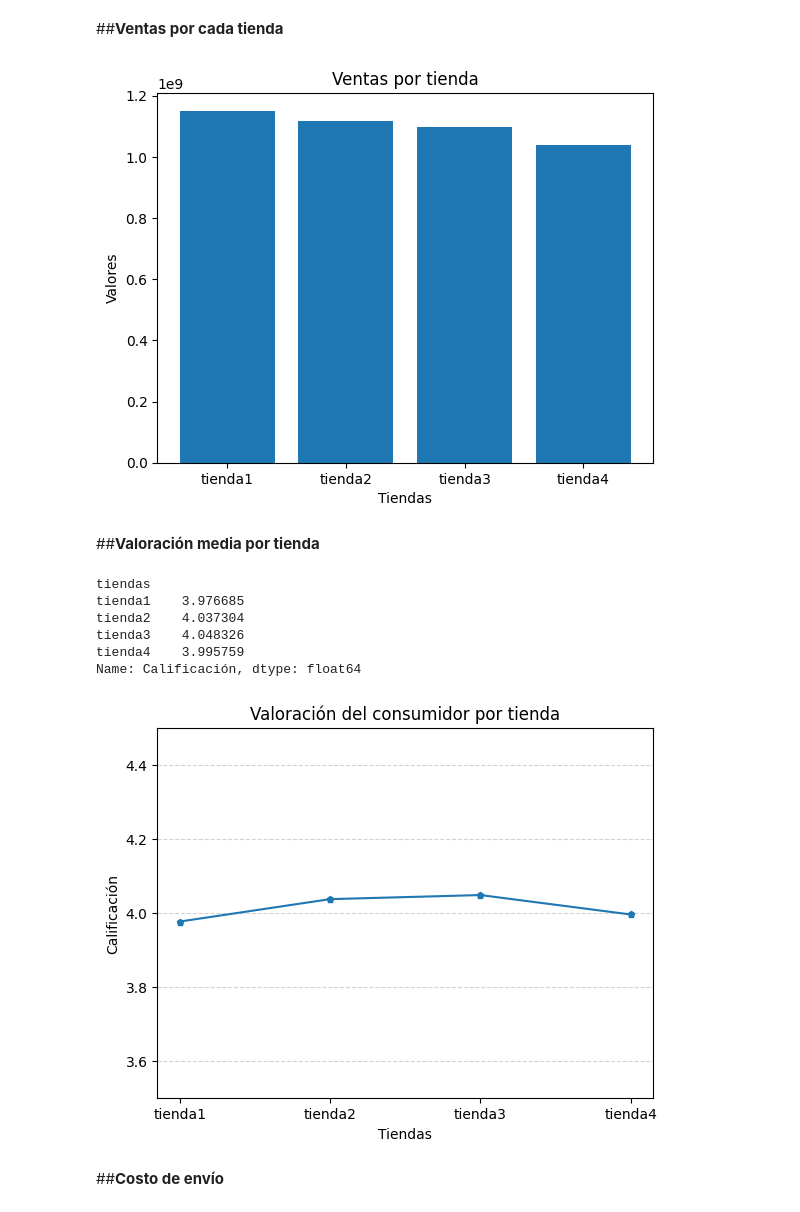
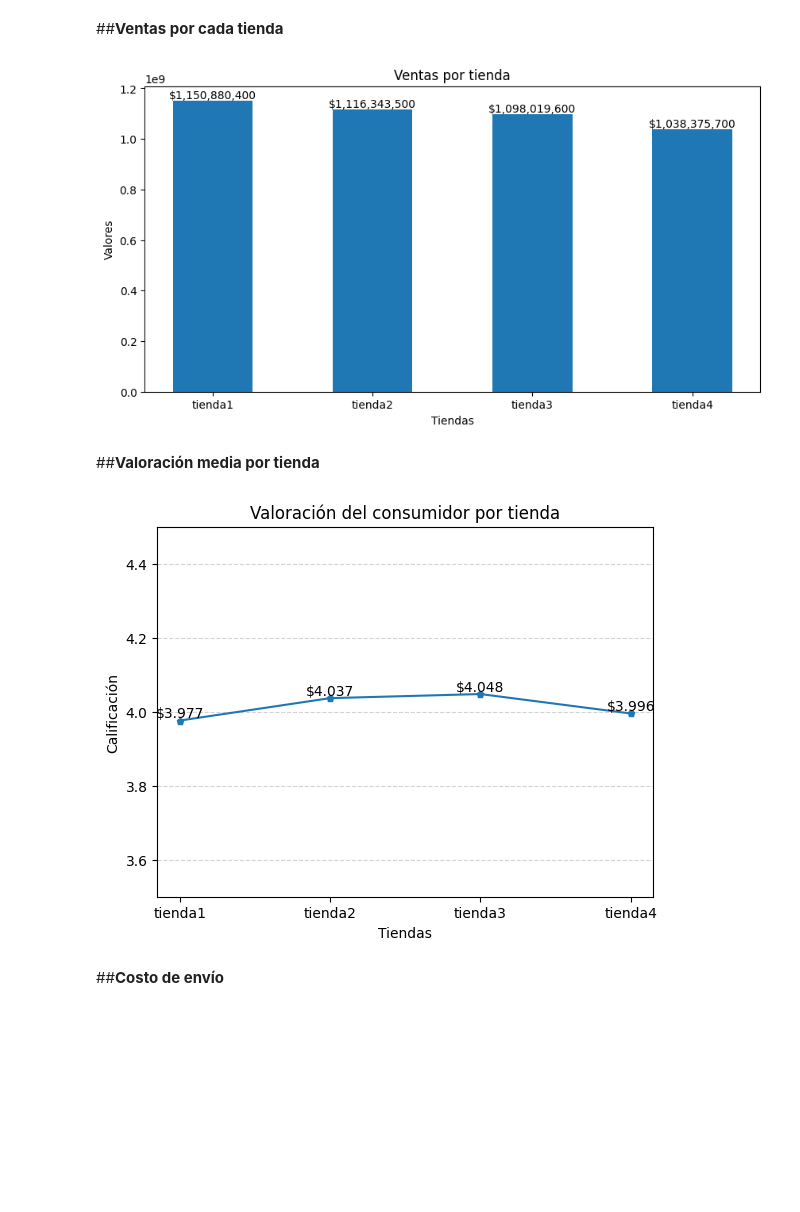
Before and after one commit to Nore-gibhub/Challenge_Alura_Store, a Jupyter notebook: Challenge_Alura_Store.ipynb, the cells around one changed output. Cells and saved outputs as stored; diff of their text form; code cells hidden in the pictures; blank space fills up the shorter version.

```diff
--- a/Challenge_Alura_Store.ipynb
+++ b/Challenge_Alura_Store.ipynb
@@ -180,35 +180,47 @@ Name: Costo de envío, dtype: float64
 ##**Ventas por cada tienda**
 # %%
 from matplotlib import pyplot as plt
+
+x=ingreso_por_tienda.index
+y=ingreso_por_tienda.values
+
+plt.figure(figsize=(10,5))
+plt.bar(x,y,width=0.5)
+
 plt.xlabel('Tiendas')
 plt.ylabel('Valores')
 plt.title('Ventas por tienda')
-plt.bar(x=ingreso_por_tienda.index, height=ingreso_por_tienda.values)
+
+for i, v in enumerate(y):
+    plt.text(i, v, f'${v:,.0f}', ha='center', va='bottom')
+
 plt.show()
 # %% [output]
-[figure, old version]
+[figure, new version]
 # %% [markdown]
 ##**Valoración media por tienda**
 # %%
 from matplotlib import pyplot as plt
+
 x = Calificacion_prom_por_tienda.index
 y = Calificacion_prom_por_tienda.values
+
 plt.xlabel('Tiendas')
 plt.ylabel('Calificación')
 plt.title('Valoración del consumidor por tienda')
+
 plt.ylim(ymin=3.5, ymax=4.5)
+
 plt.grid(color="lightgray",linestyle="--", axis="y")
 plt.plot(x,y, marker='p', markersize=5 )
-print(Calificacion_prom_por_tienda)
+
+
+for i, v in enumerate(y):
+    plt.text(i, v, f'${v:,.3f}', ha='center', va='bottom')
+
 plt.show()
 # %% [output]
-tiendas
-tienda1    3.976685
-tienda2    4.037304
-tienda3    4.048326
-tienda4    3.995759
-Name: Calificación, dtype: float64
-[figure, old version]
+[figure, new version]
 # %% [markdown]
 ##**Costo de envío**
 # %%
```
